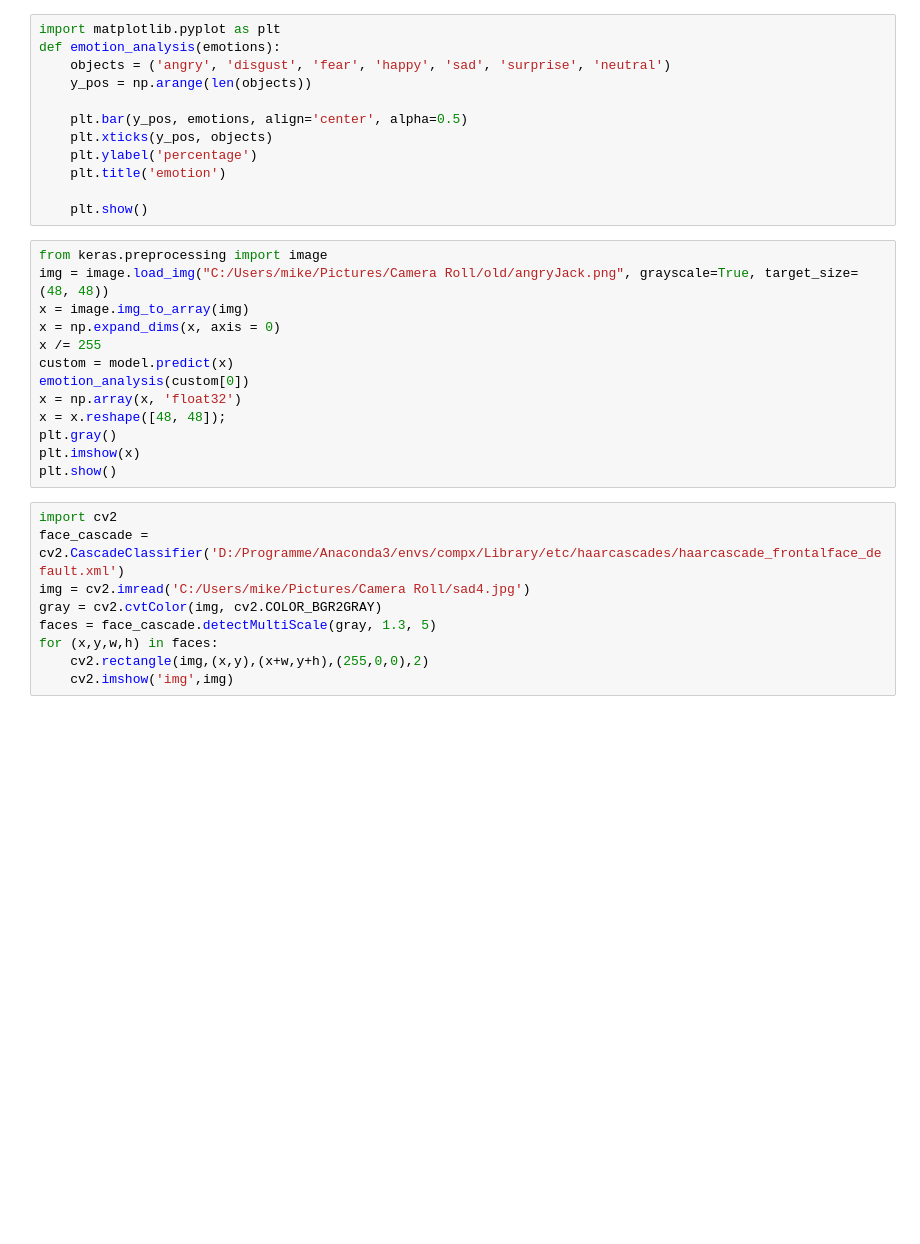
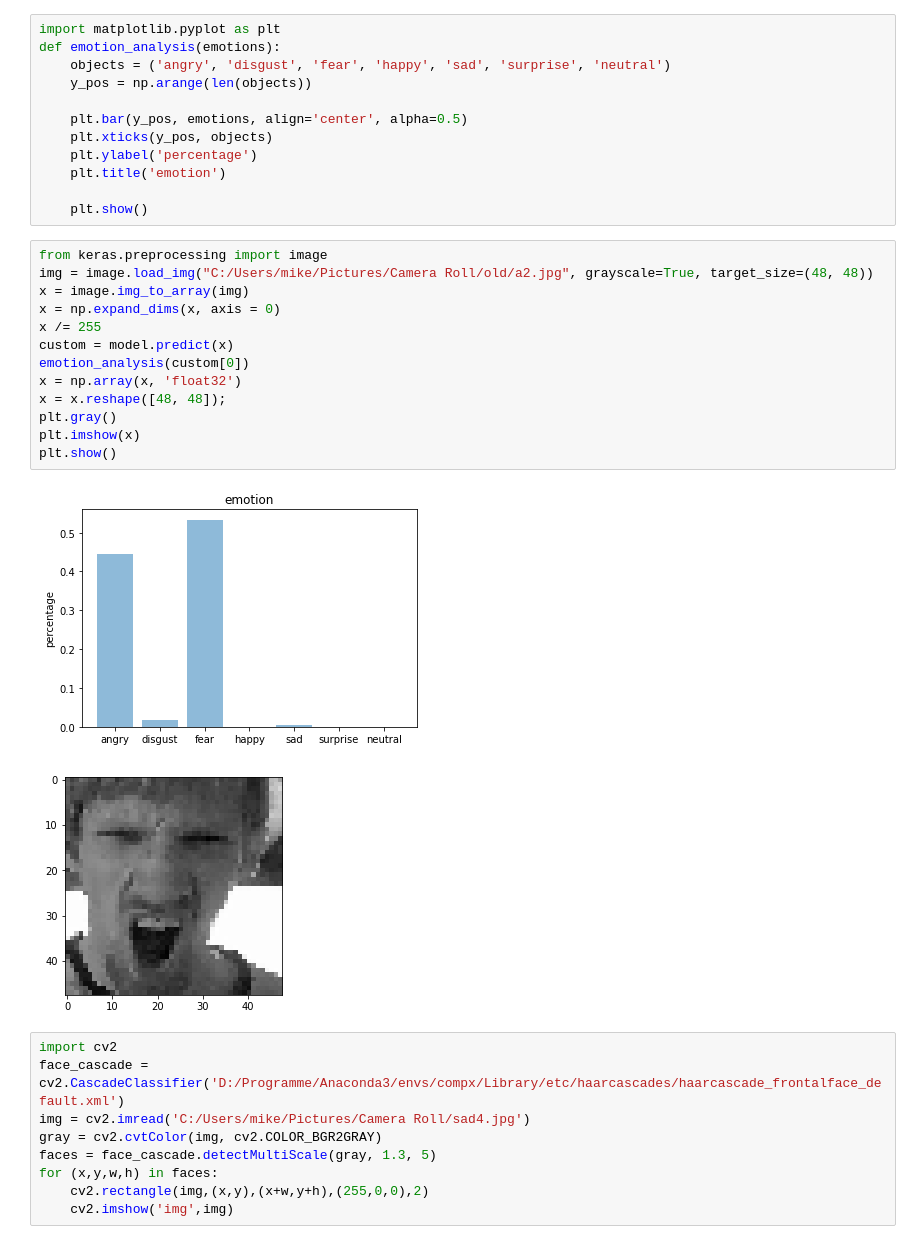
Before and after one commit to micromic5/FaceEmotionGuitarHero, a Jupyter notebook: notebook/trainModel.ipynb, the cells around one changed output. Drawn from its saved outputs; the diff is of its cells as text; blank space fills up the shorter version.

```diff
--- a/notebook/trainModel.ipynb
+++ b/notebook/trainModel.ipynb
@@ -210,17 +222,20 @@ def emotion_analysis(emotions):
     plt.show()
 # %%
 from keras.preprocessing import image
-img = image.load_img("C:/Users/mike/Pictures/Camera Roll/old/angryJack.png", grayscale=True, target_size=(48, 48))
+img = image.load_img("C:/Users/mike/Pictures/Camera Roll/old/a2.jpg", grayscale=True, target_size=(48, 48))
 x = image.img_to_array(img)
 x = np.expand_dims(x, axis = 0)
 x /= 255
 custom = model.predict(x)
 emotion_analysis(custom[0])
 x = np.array(x, 'float32')
 x = x.reshape([48, 48]);
 plt.gray()
 plt.imshow(x)
 plt.show()
+# %% [output]
+[figure, added]
+[figure, added]
 # %%
 import cv2
 face_cascade = cv2.CascadeClassifier('D:/Programme/Anaconda3/envs/compx/Library/etc/haarcascades/haarcascade_frontalface_default.xml')
```
Also changed, not shown: parts of 3 cells of this notebook, 10 other files.
